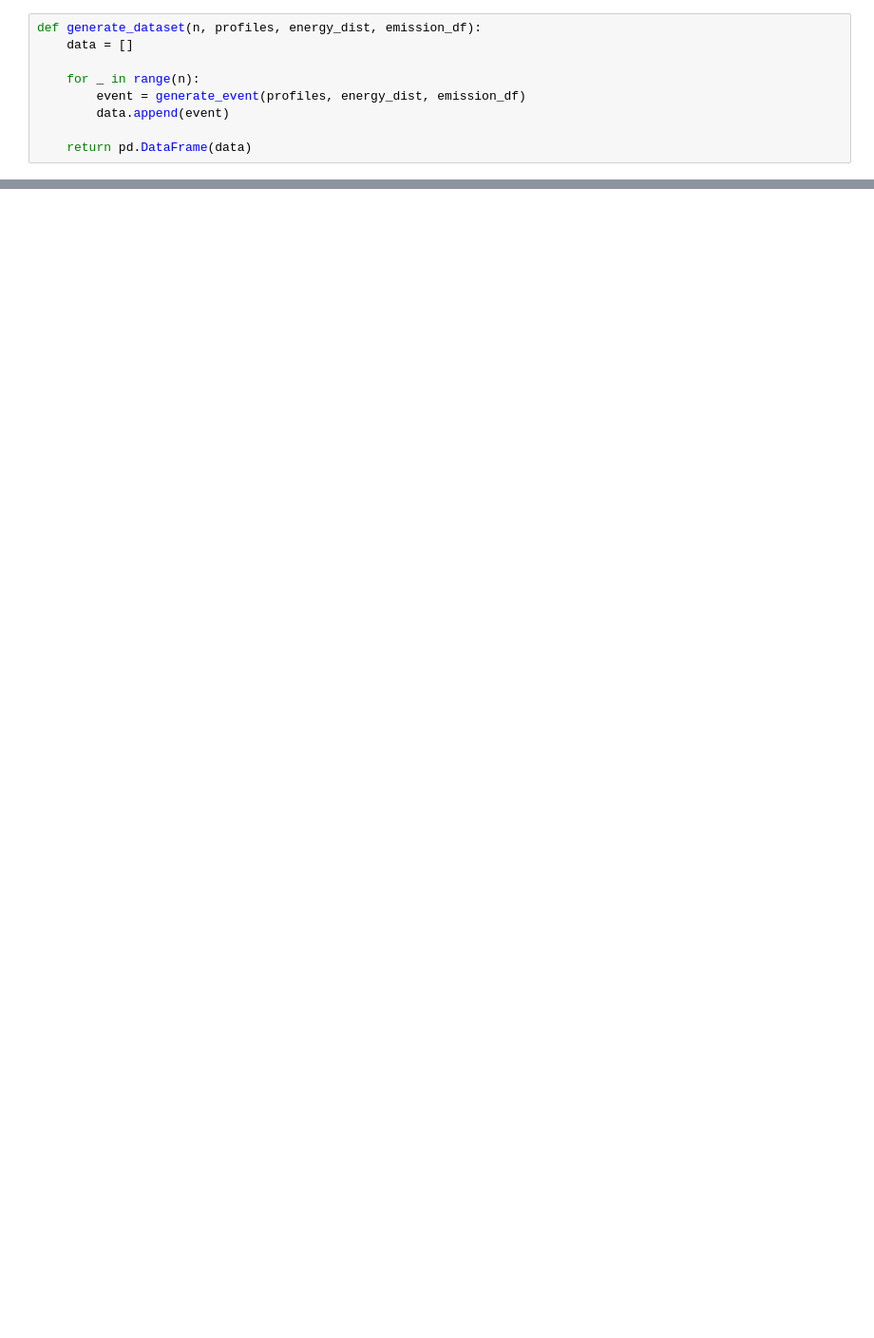
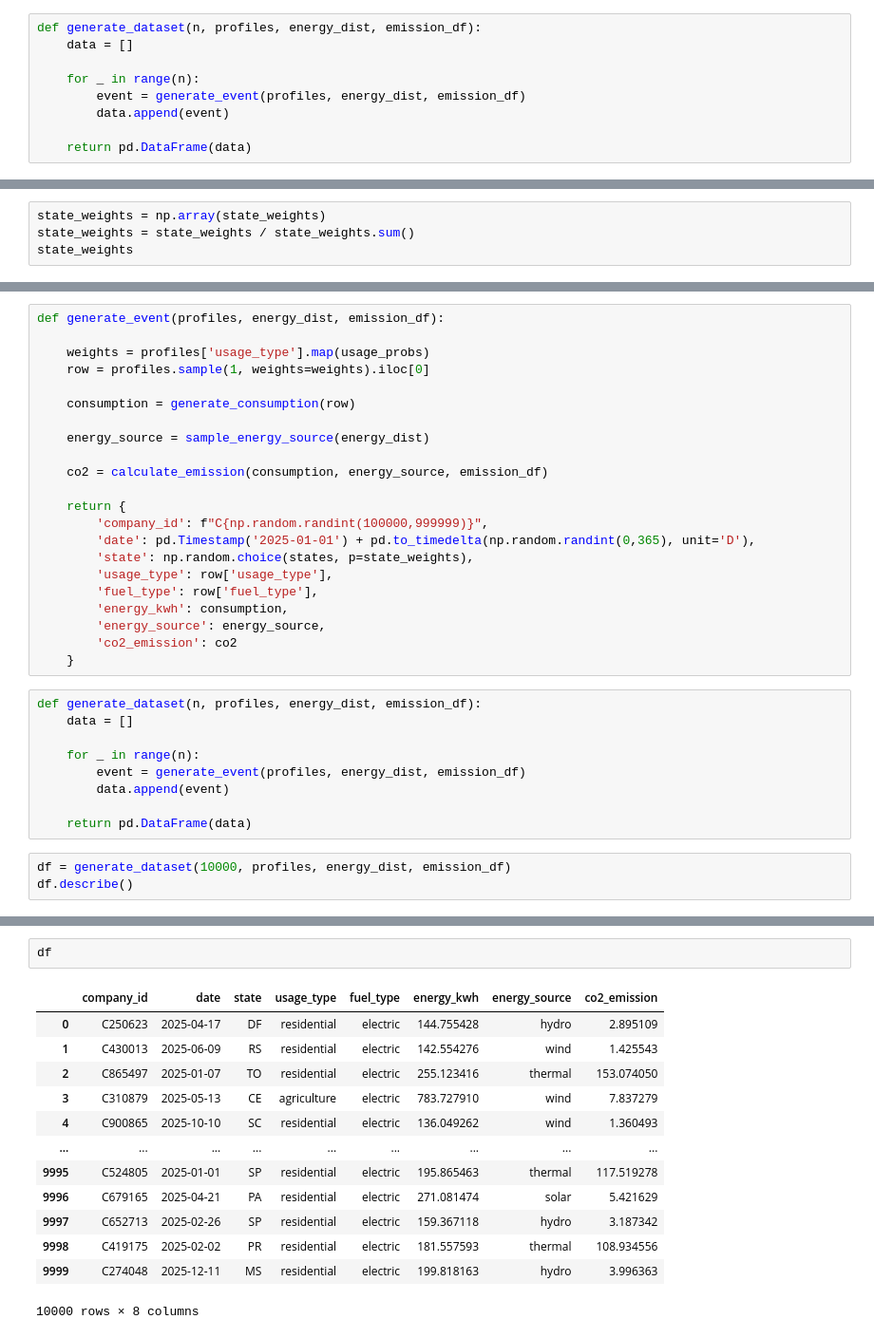
Before and after one commit to carbon-footprint-analysis/carbon-footprint-analysis, a Jupyter notebook: notebooks/eda.ipynb, the cells around one changed output, grey strips where cells are left out. Shown at 95% size. Drawn from its saved outputs; the diff is of its cells as text; blank space fills up the shorter version.

Commit message:
feat: add synthetic energy event generator with state distribution, sector sampling, energy source mix and CO2 emission calculation

```diff
--- a/notebooks/eda.ipynb
+++ b/notebooks/eda.ipynb
@@ -711,0 +740,4 @@ df.head()
+# %%
+state_weights = np.array(state_weights)
+state_weights = state_weights / state_weights.sum()
+state_weights
@@ -711,0 +751,34 @@ df.head()
+# %%
+def generate_event(profiles, energy_dist, emission_df):
+
+    weights = profiles['usage_type'].map(usage_probs)
+    row = profiles.sample(1, weights=weights).iloc[0]
+
+    consumption = generate_consumption(row)
+
+    energy_source = sample_energy_source(energy_dist)
+
+    co2 = calculate_emission(consumption, energy_source, emission_df)
+
+    return {
+        'company_id': f"C{np.random.randint(100000,999999)}",
+        'date': pd.Timestamp('2025-01-01') + pd.to_timedelta(np.random.randint(0,365), unit='D'),
+        'state': np.random.choice(states, p=state_weights),
+        'usage_type': row['usage_type'],
+        'fuel_type': row['fuel_type'],
+        'energy_kwh': consumption,
+        'energy_source': energy_source,
+        'co2_emission': co2
+    }
+# %%
+def generate_dataset(n, profiles, energy_dist, emission_df):
+    data = []
+
+    for _ in range(n):
+        event = generate_event(profiles, energy_dist, emission_df)
+        data.append(event)
+
+    return pd.DataFrame(data)
+# %%
+df = generate_dataset(10000, profiles, energy_dist, emission_df)
+df.describe()
@@ -711,0 +795,16 @@ df.head()
+# %%
+df
+# %% [output]
+|  | company_id | date | state | usage_type | fuel_type | energy_kwh | energy_source | co2_emission |
+| 0 | C250623 | 2025-04-17 | DF | residential | electric | 144.755428 | hydro | 2.895109 |
+| 1 | C430013 | 2025-06-09 | RS | residential | electric | 142.554276 | wind | 1.425543 |
+| 2 | C865497 | 2025-01-07 | TO | residential | electric | 255.123416 | thermal | 153.074050 |
+| 3 | C310879 | 2025-05-13 | CE | agriculture | electric | 783.727910 | wind | 7.837279 |
+| 4 | C900865 | 2025-10-10 | SC | residential | electric | 136.049262 | wind | 1.360493 |
+| ... | ... | ... | ... | ... | ... | ... | ... | ... |
+| 9995 | C524805 | 2025-01-01 | SP | residential | electric | 195.865463 | thermal | 117.519278 |
+| 9996 | C679165 | 2025-04-21 | PA | residential | electric | 271.081474 | solar | 5.421629 |
+| 9997 | C652713 | 2025-02-26 | SP | residential | electric | 159.367118 | hydro | 3.187342 |
+| 9998 | C419175 | 2025-02-02 | PR | residential | electric | 181.557593 | thermal | 108.934556 |
+| 9999 | C274048 | 2025-12-11 | MS | residential | electric | 199.818163 | hydro | 3.996363 |
+10000 rows × 8 columns
```
Also changed, not shown: parts of 35 cells of this notebook, 1 other file.
